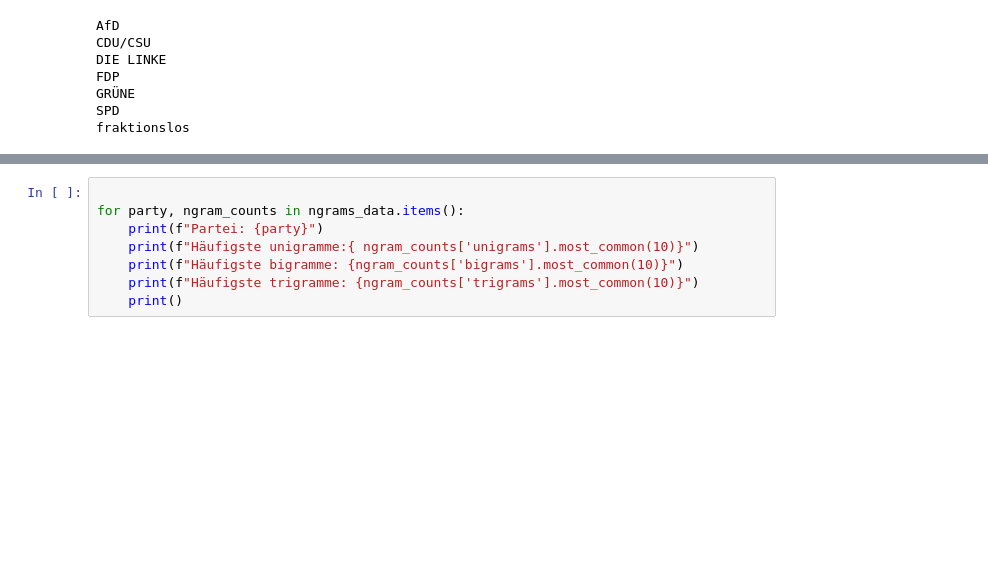
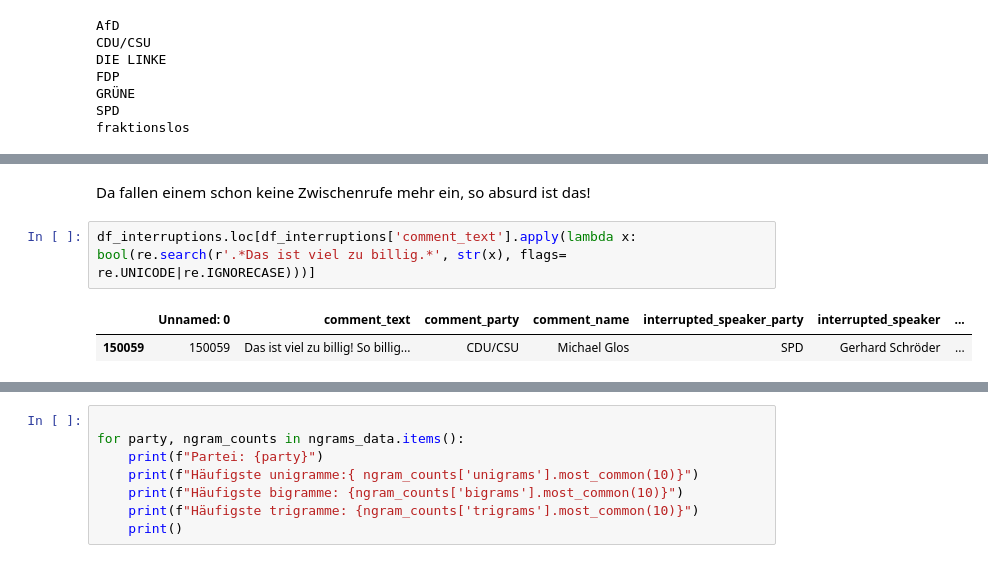
Before and after one commit to stellamoR/bundestag_zwischenrufe, a Jupyter notebook: 04_2_stats_interruptions_words.ipynb, the cells around one changed output, grey strips where cells are left out. Drawn from its saved outputs; the diff is of its cells as text; blank space fills up the shorter version.

```diff
--- a/04_2_stats_interruptions_words.ipynb
+++ b/04_2_stats_interruptions_words.ipynb
@@ -142,0 +159,7 @@ df_interruptions.loc[df_interruptions['comment_text'].apply(lambda x: bool(re.se
+# %% [markdown]
+Da fallen einem schon keine Zwischenrufe mehr ein, so absurd ist das!
+# %%
+df_interruptions.loc[df_interruptions['comment_text'].apply(lambda x: bool(re.search(r'.*Das ist viel zu billig.*', str(x), flags= re.UNICODE|re.IGNORECASE)))]
+# %% [output]
+|  | Unnamed: 0 | comment_text | comment_party | comment_name | interrupted_speaker_party | interrupted_speaker | ... |
+| 150059 | 150059 | Das ist viel zu billig! So billig... | CDU/CSU | Michael Glos | SPD | Gerhard Schröder | ... |
```
Also changed, not shown: parts of 4 cells of this notebook, 1 other file.
